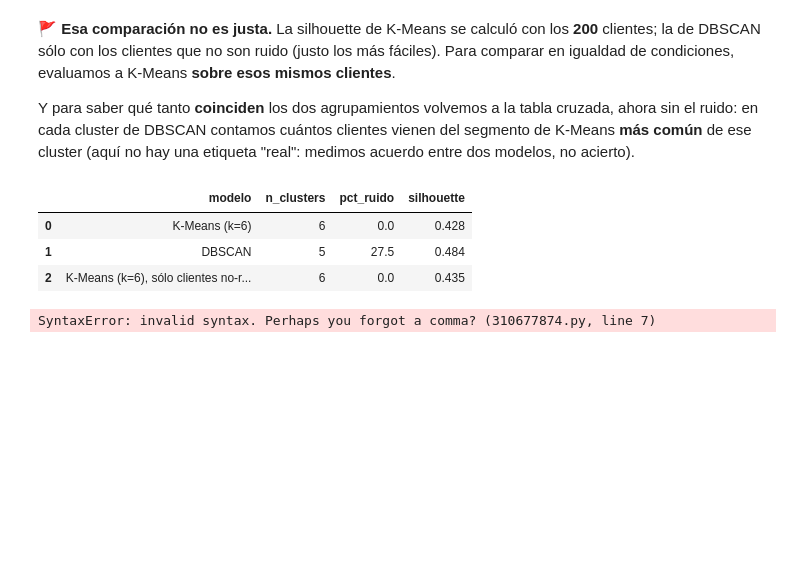
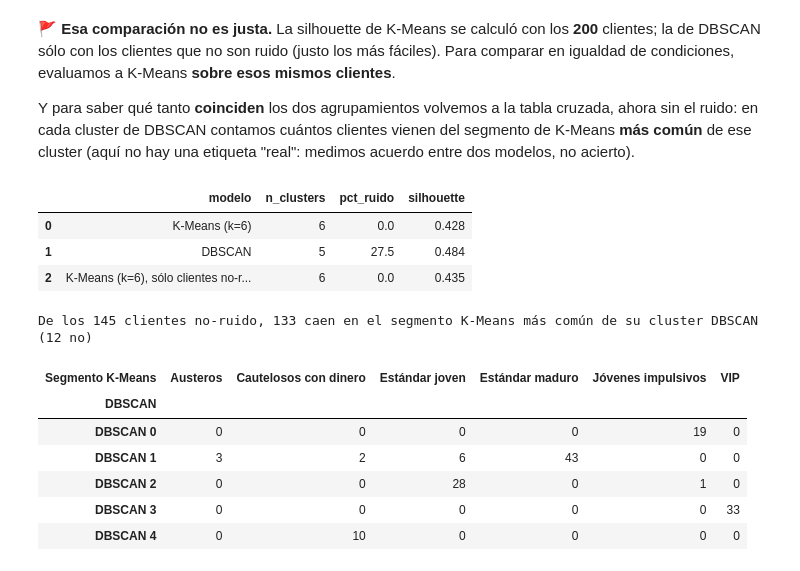
Before and after one commit to JorgeMorelos/aprendizaje-no-supervisado-594166, a Jupyter notebook: 02-dbscan/caso_mall.ipynb, the cells around one changed output. Cells and saved outputs as stored; diff of their text form; code cells hidden in the pictures; blank space fills up the shorter version.

Commit message:
dbscan finished

```diff
--- a/02-dbscan/caso_mall.ipynb
+++ b/02-dbscan/caso_mall.ipynb
@@ -688,8 +701,8 @@ perfil_clusters(df, labels_dbscan, COLS_MALL)
 # %% [markdown]
 ¿De qué segmentos de K-Means vienen los clientes "ruido"? Una tabla cruzada lo dice (filas = DBSCAN, columnas = segmento de K-Means):
 # %%
-# 1. grupo_dbscan = np.where(labels_dbscan == -1, 'Ruido', 'DBSCAN ' + labels_dbscan.astype(str))
-# 2. pd.crosstab(grupo_dbscan, segmento_kmeans, rownames=['DBSCAN'], colnames=['Segmento K-Means'])
+grupo_dbscan = np.where(labels_dbscan == -1, 'Ruido', 'DBSCAN ' + labels_dbscan.astype(str))
+pd.crosstab(grupo_dbscan, segmento_kmeans, rownames=['DBSCAN'], colnames=['Segmento K-Means'])
 
 ruido = df[labels_dbscan == -1]
 
@@ -760,17 +797,24 @@ pd.DataFrame(comparacion)
 # %%
 # 1. tabla_sin_ruido = pd.crosstab(grupo_dbscan[sin_ruido], segmento_kmeans[sin_ruido],
 #                                  rownames=['DBSCAN'], colnames=['Segmento K-Means'])
 # 2. coinciden = la suma, fila por fila, de la celda más grande. Pista: tabla_sin_ruido.max(axis=1).sum()
 # 3. Imprime cuántos de los clientes no-ruido coinciden y cuántos no
 tabla_sin_ruido = pd.crosstab(grupo_dbscan[sin_ruido], segmento_kmeans[sin_ruido],
-
+                              rownames=['DBSCAN'], colnames=['Segmento K-Means'])
 coinciden = tabla_sin_ruido.max(axis=1).sum()
-                              rownames=['DBSCAN'], colnames=['Segmento K-Means'])
 
 print(f'De los {sin_ruido.sum()} clientes no-ruido, {coinciden} caen en el segmento K-Means más común de su cluster DBSCAN '
       f'({sin_ruido.sum() - coinciden} no)')
+tabla_sin_ruido
 # %% [output]
-SyntaxError: invalid syntax. Perhaps you forgot a comma? (310677874.py, line 7)
+De los 145 clientes no-ruido, 133 caen en el segmento K-Means más común de su cluster DBSCAN (12 no)
+| Segmento K-Means | Austeros | Cautelosos con dinero | Estándar joven | Estándar maduro | Jóvenes impulsivos | VIP |
+| DBSCAN |  |  |  |  |  |  |
+| DBSCAN 0 | 0 | 0 | 0 | 0 | 19 | 0 |
+| DBSCAN 1 | 3 | 2 | 6 | 43 | 0 | 0 |
+| DBSCAN 2 | 0 | 0 | 28 | 0 | 1 | 0 |
+| DBSCAN 3 | 0 | 0 | 0 | 0 | 0 | 33 |
+| DBSCAN 4 | 0 | 10 | 0 | 0 | 0 | 0 |
 # %% [markdown]
 ✍️ **¿Qué observas?**
 - ¿Cambió la conclusión al comparar la silhouette sobre los mismos clientes?
```
Also changed, not shown: parts of 8 cells of this notebook, 1 other file.
